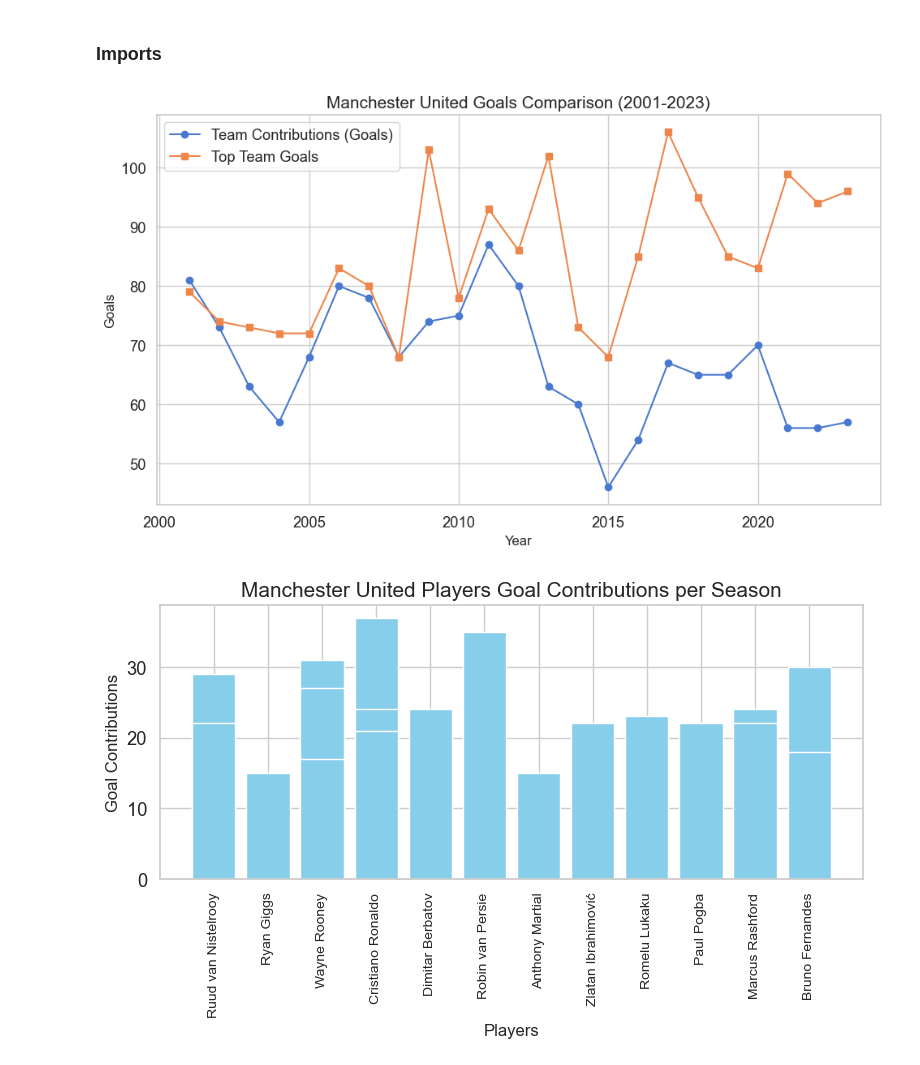
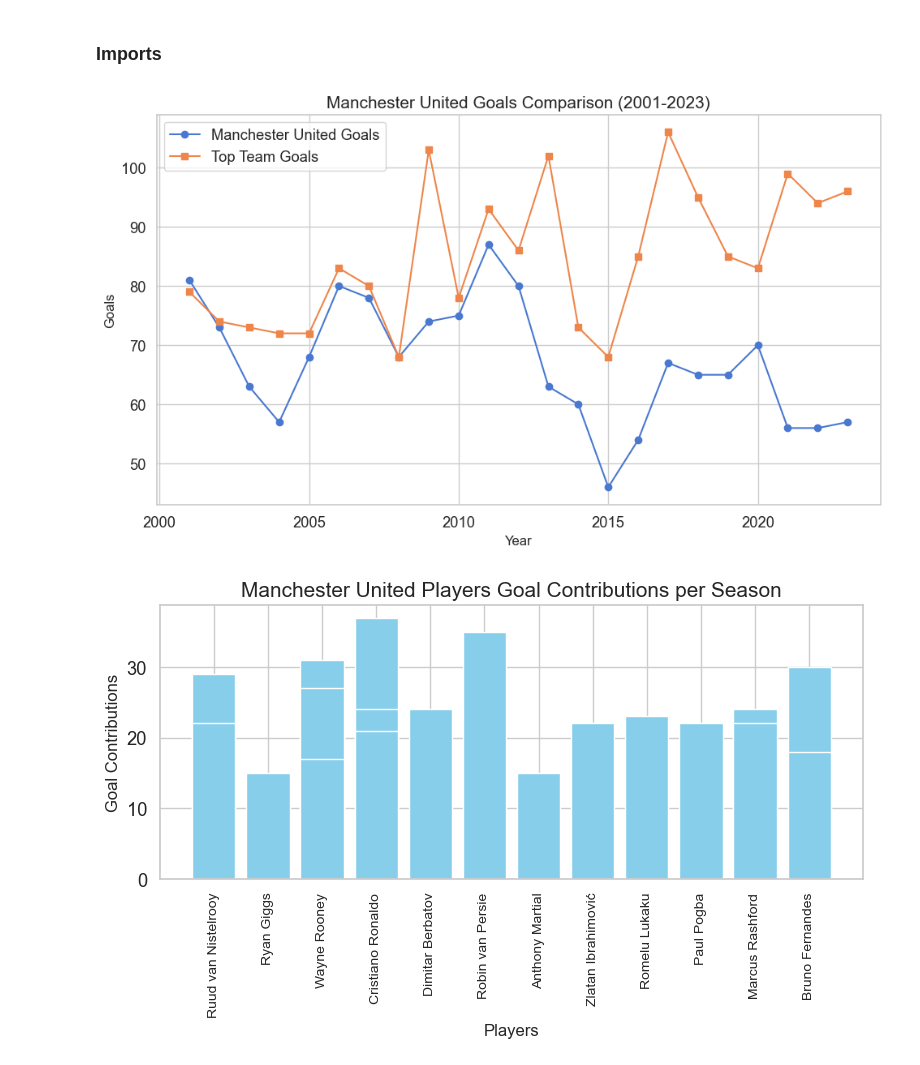
Before and after one commit to arnie12a/Manchester-United-Dashboard, a Jupyter notebook: viz.ipynb, the cells around one changed output. Saved outputs shown, nothing was run; the diff lists cells and outputs as text; code cells hidden in the pictures.

Commit message:
two visualizations working

```diff
--- a/viz.ipynb
+++ b/viz.ipynb
@@ -8,32 +8,32 @@ import seaborn as sns
 # %%
 table_folder = os.listdir('./data/seasonTeamData')
 paths = os.listdir('./data/seasonPlayerData')
 years = list(range(2001, 2024, 1))
 
-team_contributions = []
+team_goals = []
 for path in paths:
     data_path = './data/seasonPlayerData/' + path
-    team_contributions.append(pd.read_csv(data_path).iloc[-2].iloc[6])
+    team_goals.append(pd.read_csv(data_path).iloc[-2].iloc[6])
 top_team_goals = []
 for path in table_folder:
     data_path = './data/seasonTeamData/' + path
     top_team_goals.append(pd.read_csv(data_path).iloc[0].iloc[5])
 import seaborn as sns
 
 sns.set(style="whitegrid", palette="muted", font_scale=1.2)
 
 plt.figure(figsize=(10, 6))
-plt.plot(years, team_contributions, marker='o', label='Team Contributions (Goals)')
+plt.plot(years, team_goals, marker='o', label='Manchester United Goals')
 plt.plot(years, top_team_goals, marker='s', label='Top Team Goals')
 
 plt.xlabel('Year', fontsize=12)
 plt.ylabel('Goals', fontsize=12)
 plt.title('Manchester United Goals Comparison (2001-2023)', fontsize=15)
 plt.legend()
 plt.tight_layout()
 plt.show()
 # %% [output]
-[figure, old version]
+[figure, new version]
 # %%
 import matplotlib.pyplot as plt
 paths = os.listdir('data/seasonPlayerData')
```
